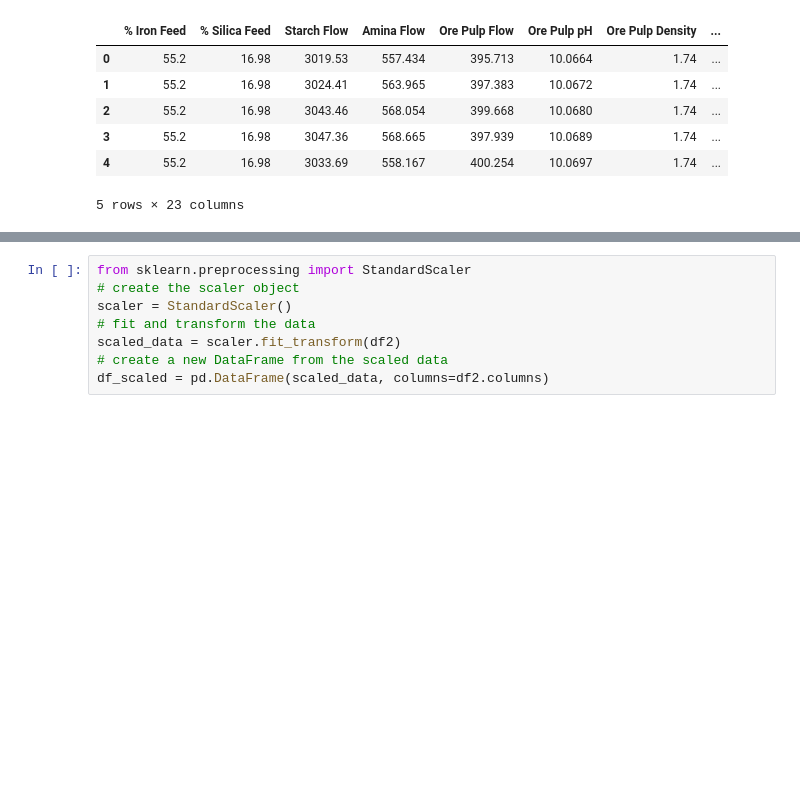
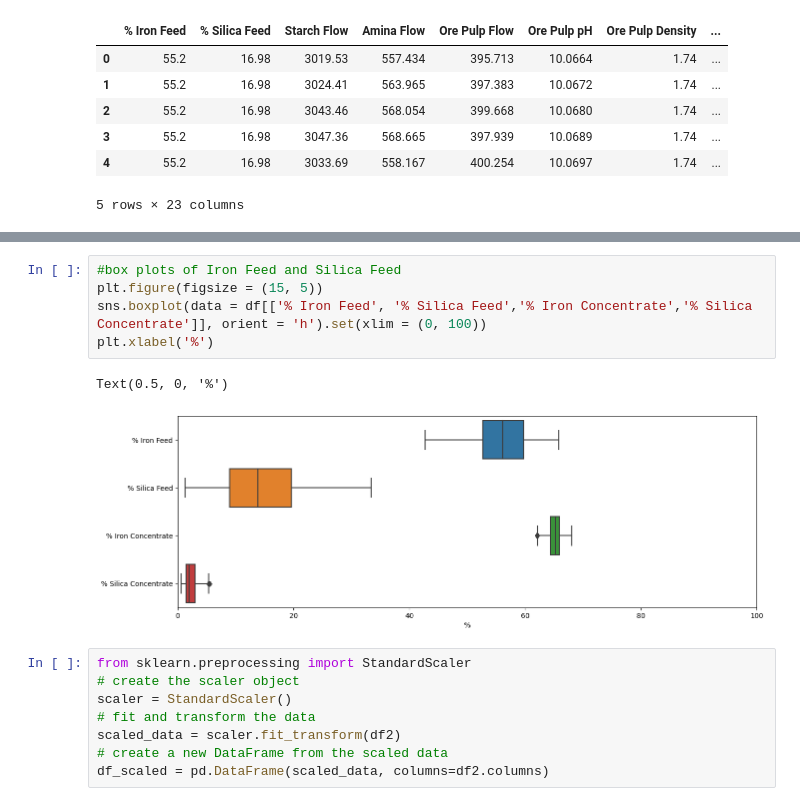
Before and after one commit to ArifAygun/Iron-Ore-Froth-Flotation-Quality-Prediction, a Jupyter notebook: Iron_Ore_Froth_Flotation_Quality_Prediction.ipynb, the cells around one changed output, grey strips where cells are left out. Saved outputs shown, nothing was run; the diff lists cells and outputs as text; blank space fills up the shorter version.

```diff
--- a/Iron_Ore_Froth_Flotation_Quality_Prediction.ipynb
+++ b/Iron_Ore_Froth_Flotation_Quality_Prediction.ipynb
@@ -152,3 +216,11 @@ df.head()
+# %%
+#box plots of Iron Feed and Silica Feed
+plt.figure(figsize = (15, 5))
+sns.boxplot(data = df[['% Iron Feed', '% Silica Feed','% Iron Concentrate','% Silica Concentrate']], orient = 'h').set(xlim = (0, 100))
+plt.xlabel('%')
+# %% [output]
+Text(0.5, 0, '%')
+[figure, added]
 # %%
 from sklearn.preprocessing import StandardScaler
 # create the scaler object
```
Also changed, not shown: parts of 7 cells of this notebook.
